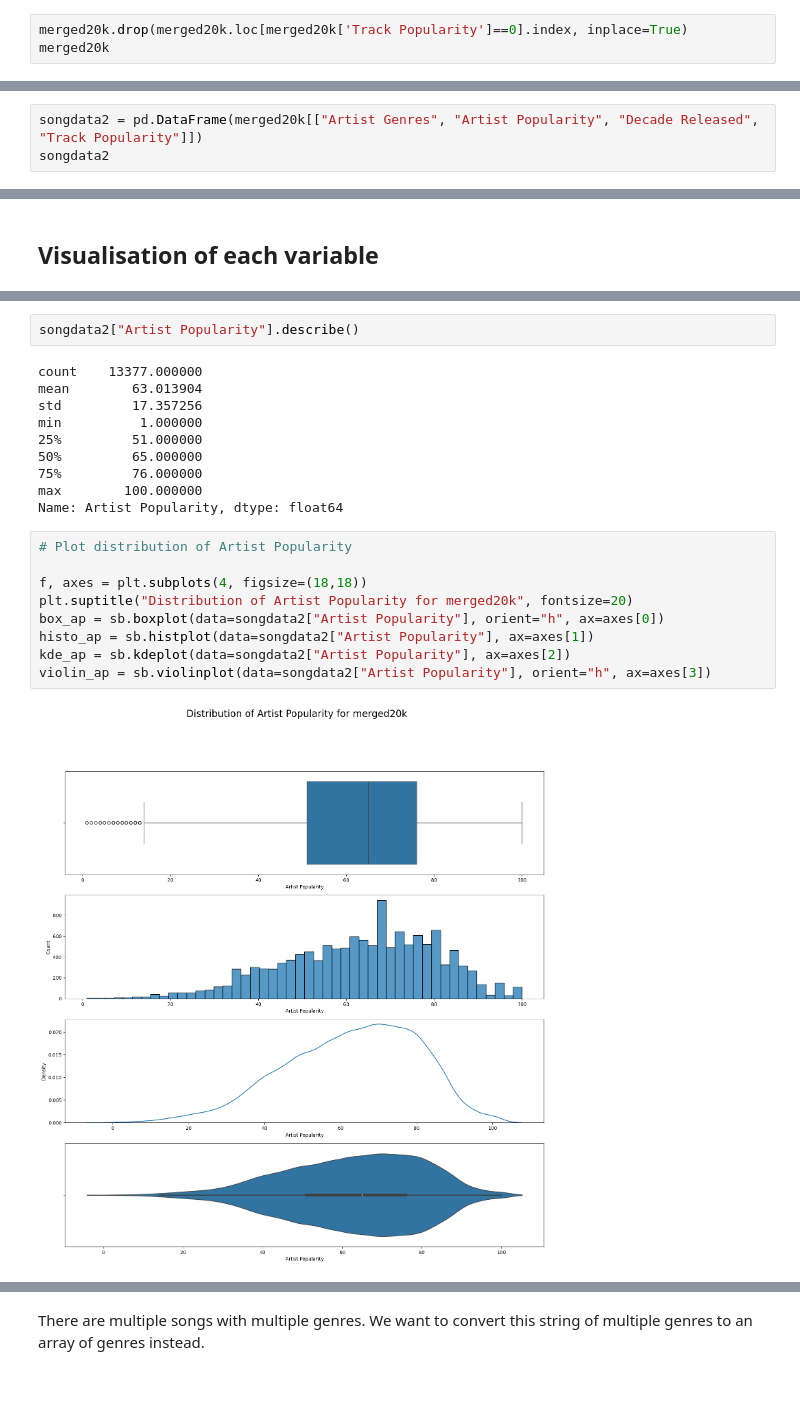
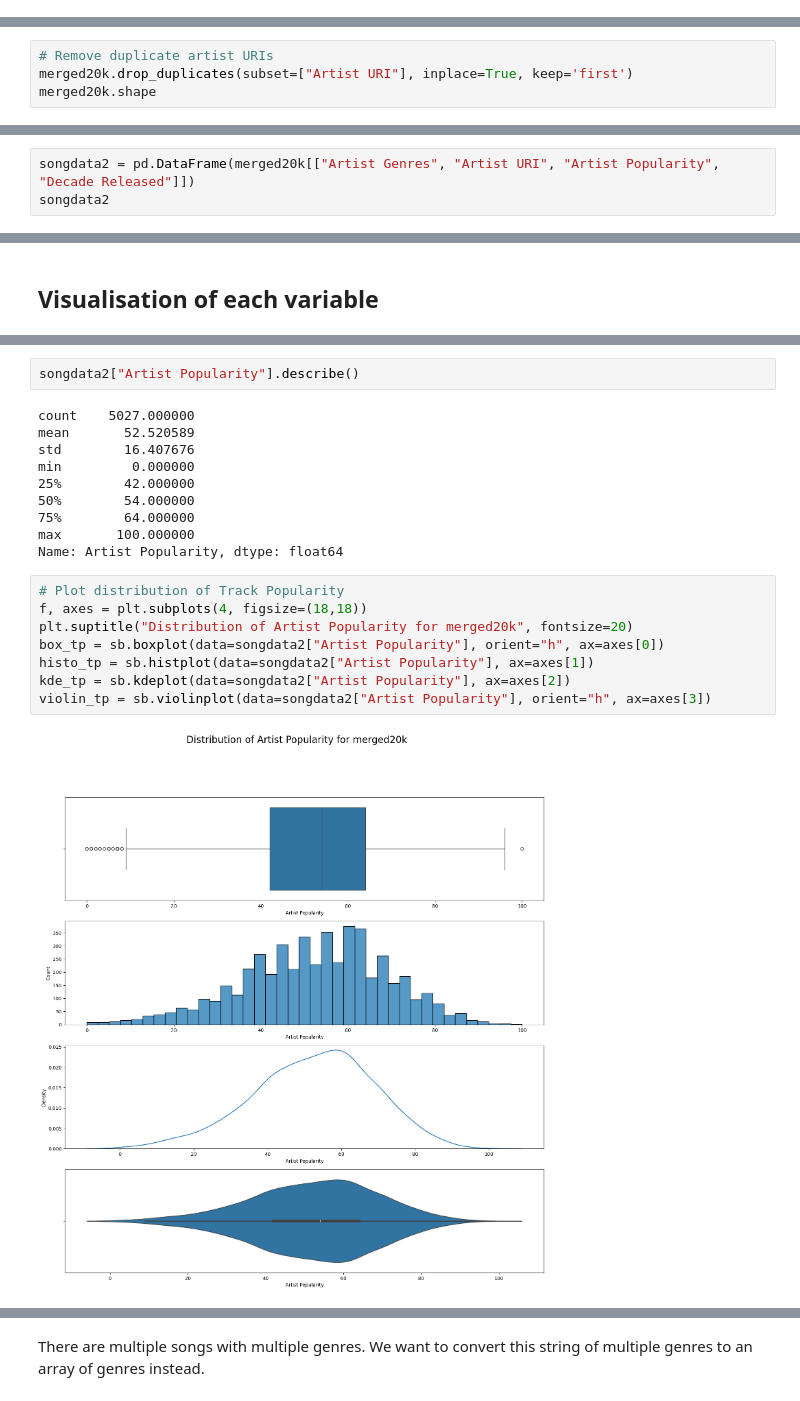
Before and after one commit to justkk4/dsai-spotipy-project, a Jupyter notebook: data-visualisation.ipynb, the cells around one changed output, grey strips where cells are left out. Saved outputs shown, nothing was run; the diff lists cells and outputs as text.

```diff
--- a/data-visualisation.ipynb
+++ b/data-visualisation.ipynb
@@ -239,3 +234,0 @@ As done for 'merged200k.csv', we will need to remove the rows with 'track popula
-# %%
-merged20k.drop(merged20k.loc[merged20k['Track Popularity']==0].index, inplace=True)
-merged20k
@@ -277,0 +257,4 @@ merged20k
+# %%
+# Remove duplicate artist URIs
+merged20k.drop_duplicates(subset=["Artist URI"], inplace=True, keep='first')
+merged20k.shape
@@ -278,6 +267,6 @@ merged20k
 # %% [markdown]
 Now that we have our cleaned dataset, we can move on to the actual data visualisation. We can now retrieve the specific columns we need for this analysis.
 # %%
-songdata2 = pd.DataFrame(merged20k[["Artist Genres", "Artist Popularity", "Decade Released", "Track Popularity"]])
+songdata2 = pd.DataFrame(merged20k[["Artist Genres", "Artist URI", "Artist Popularity", "Decade Released"]])
 songdata2
 # %% [output]
@@ -348,25 +290,24 @@ genredate
 # %%
 songdata2["Artist Popularity"].describe()
 # %% [output]
-count    13377.000000
-mean        63.013904
-std         17.357256
-min          1.000000
-25%         51.000000
-50%         65.000000
-75%         76.000000
-max        100.000000
+count    5027.000000
+mean       52.520589
+std        16.407676
+min         0.000000
+25%        42.000000
+50%        54.000000
+75%        64.000000
+max       100.000000
 Name: Artist Popularity, dtype: float64
 # %%
-# Plot distribution of Artist Popularity
-
+# Plot distribution of Track Popularity
 f, axes = plt.subplots(4, figsize=(18,18))
 plt.suptitle("Distribution of Artist Popularity for merged20k", fontsize=20)
-box_ap = sb.boxplot(data=songdata2["Artist Popularity"], orient="h", ax=axes[0])
-histo_ap = sb.histplot(data=songdata2["Artist Popularity"], ax=axes[1])
-kde_ap = sb.kdeplot(data=songdata2["Artist Popularity"], ax=axes[2])
-violin_ap = sb.violinplot(data=songdata2["Artist Popularity"], orient="h", ax=axes[3])
+box_tp = sb.boxplot(data=songdata2["Artist Popularity"], orient="h", ax=axes[0])
+histo_tp = sb.histplot(data=songdata2["Artist Popularity"], ax=axes[1])
+kde_tp = sb.kdeplot(data=songdata2["Artist Popularity"], ax=axes[2])
+violin_tp = sb.violinplot(data=songdata2["Artist Popularity"], orient="h", ax=axes[3])
 # %% [output]
-[figure, old version]
+[figure, new version]
 # %% [markdown]
 <u>**Conclusions from distribution plots**</u>\
```
Also changed, not shown: parts of 50 cells of this notebook, 21 other files.
